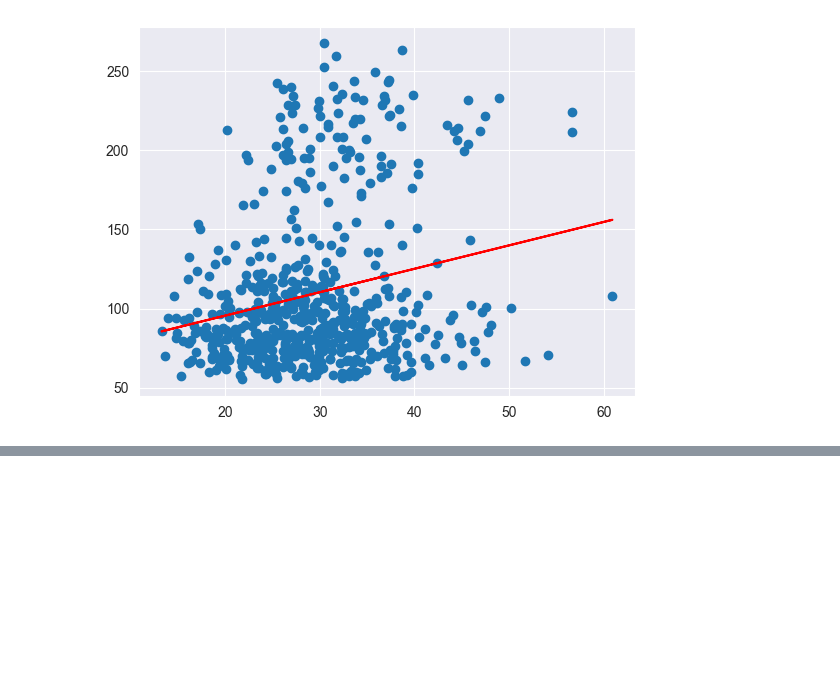
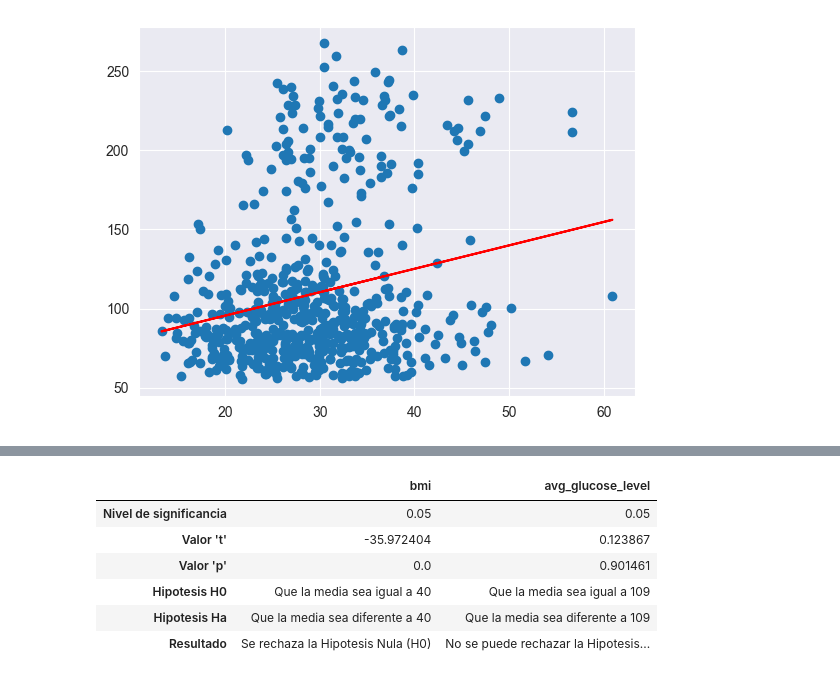
Before and after one commit to alxgarci/estadistica_diabetes, a Jupyter notebook: CODIGO/analisis_strokes.ipynb, the cells around one changed output, grey strips where cells are left out. Cells and saved outputs as stored; diff of their text form; code cells hidden in the pictures; blank space fills up the shorter version.

```diff
--- a/CODIGO/analisis_strokes.ipynb
+++ b/CODIGO/analisis_strokes.ipynb
@@ -209,0 +248,54 @@ plot.show()
+# %%
+# Contrastes de hipótesis de cada una de las dos variables
+
+# # # BMI
+# Pondremos como hipotesis nula que la media es superior a 40 (H0)
+# y como hipotesis alternativa que es diferente a 40
+# Establecemos el nivel de significancia por ejemplo a 0.05
+
+alfa = 0.05
+H0 = 40
+st_hipotesis = f"Que la media sea igual a {H0}"
+st_alt_hipotesis = f"Que la media sea diferente a {H0}"
+
+# Calculamos t-value y p-value
+t_value_bmi, p_value_bmi = stats.ttest_1samp(stroke["bmi"], H0)
+
+df_res = pd.DataFrame()
+
+# Comparamos los resultados con el nivel de significancia (alfa)
+if p_value_bmi < alfa:
+    st_cond = "Se rechaza la Hipotesis Nula (H0)"
+else:
+    st_cond = "No se puede rechazar la Hipotesis Nula (H0)"
+df_res["bmi"] = [alfa, t_value_bmi, p_value_bmi, st_hipotesis, st_alt_hipotesis, st_cond]
+
+
+# # # avg_glucose_level
+# Pondremos como hipotesis nula que la media es superior a 109 (H0)
+# y como hipotesis alternativa que es diferente a 109
+# Establecemos el nivel de significancia por ejemplo a 0.05
+alfa = 0.05
+H0 = 109
+st_hipotesis = f"Que la media sea igual a {H0}"
+st_alt_hipotesis = f"Que la media sea diferente a {H0}"
+
+t_value_glucose, p_value_glucose = stats.ttest_1samp(stroke["avg_glucose_level"], H0)
+
+# Comparamos los resultados con el nivel de significancia (alfa)
+if p_value_glucose < alfa:
+    st_cond = "Se rechaza la Hipotesis Nula (H0)"
+else:
+    st_cond = "No se puede rechazar la Hipotesis Nula (H0)"
+
+df_res["avg_glucose_level"] = [alfa, t_value_glucose, p_value_glucose, st_hipotesis, st_alt_hipotesis, st_cond]
+df_res = df_res.set_index(pd.Index(["Nivel de significancia", "Valor 't'", "Valor 'p'", "Hipotesis H0", "Hipotesis Ha", "Resultado"]))
+df_res
+# %% [output]
+|  | bmi | avg_glucose_level |
+| Nivel de significancia | 0.05 | 0.05 |
+| Valor 't' | -35.972404 | 0.123867 |
+| Valor 'p' | 0.0 | 0.901461 |
+| Hipotesis H0 | Que la media sea igual a 40 | Que la media sea igual a 109 |
+| Hipotesis Ha | Que la media sea diferente a 40 | Que la media sea diferente a 109 |
+| Resultado | Se rechaza la Hipotesis Nula (H0) | No se puede rechazar la Hipotesis... |
```
Also changed, not shown: parts of 5 cells of this notebook, 1 other file.
